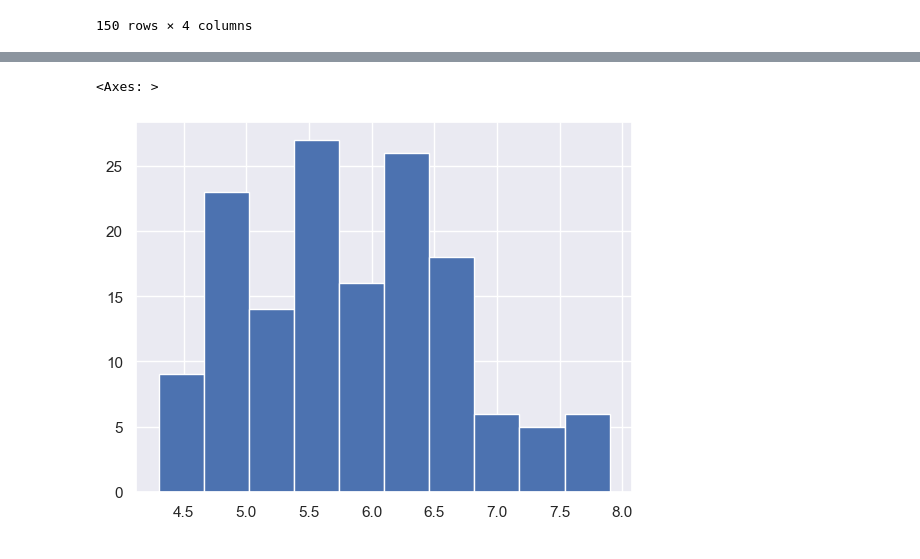
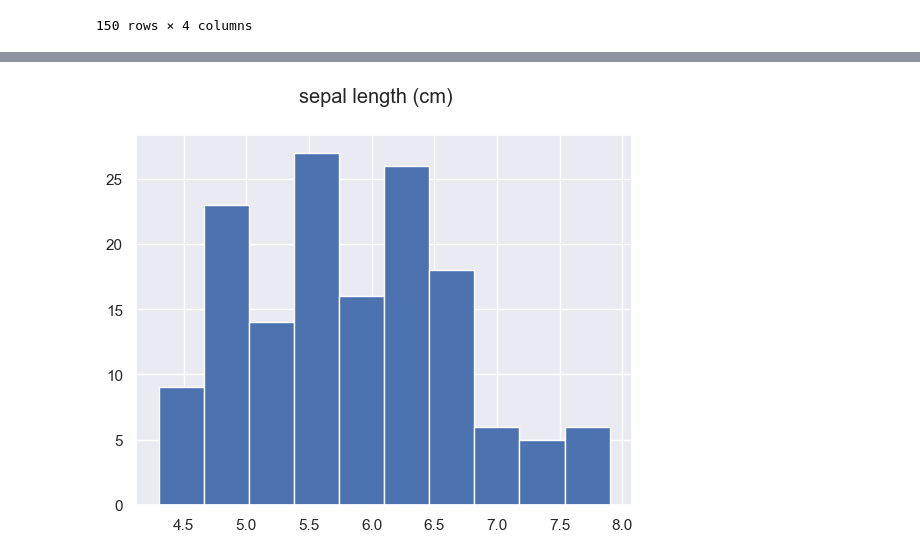
Before and after one commit to SrivathsaNadig/iris-datset-mini-project, a Jupyter notebook: The Classic Iris Dataset.ipynb, the cells around one changed output, grey strips where cells are left out. Saved outputs shown, nothing was run; the diff lists cells and outputs as text; code cells hidden in the pictures.

```diff
--- a/The Classic Iris Dataset.ipynb
+++ b/The Classic Iris Dataset.ipynb
@@ -92,9 +89,10 @@ df.describe()
 | 50% | 5.800000 | 3.000000 | 4.350000 | 1.300000 | 1.000000 |
 | 75% | 6.400000 | 3.300000 | 5.100000 | 1.800000 | 2.000000 |
 | max | 7.900000 | 4.400000 | 6.900000 | 2.500000 | 2.000000 |
-# %%
-
-df['sepal length (cm)'].hist()
-# %% [output]
-<Axes: >
-[figure, removed]
+# %%
+col='sepal length (cm)'
+df[col].hist()
+plt.suptitle(col)
+plt.show()
+# %% [output]
+[figure, added]
```
Also changed, not shown: parts of 25 cells of this notebook.
